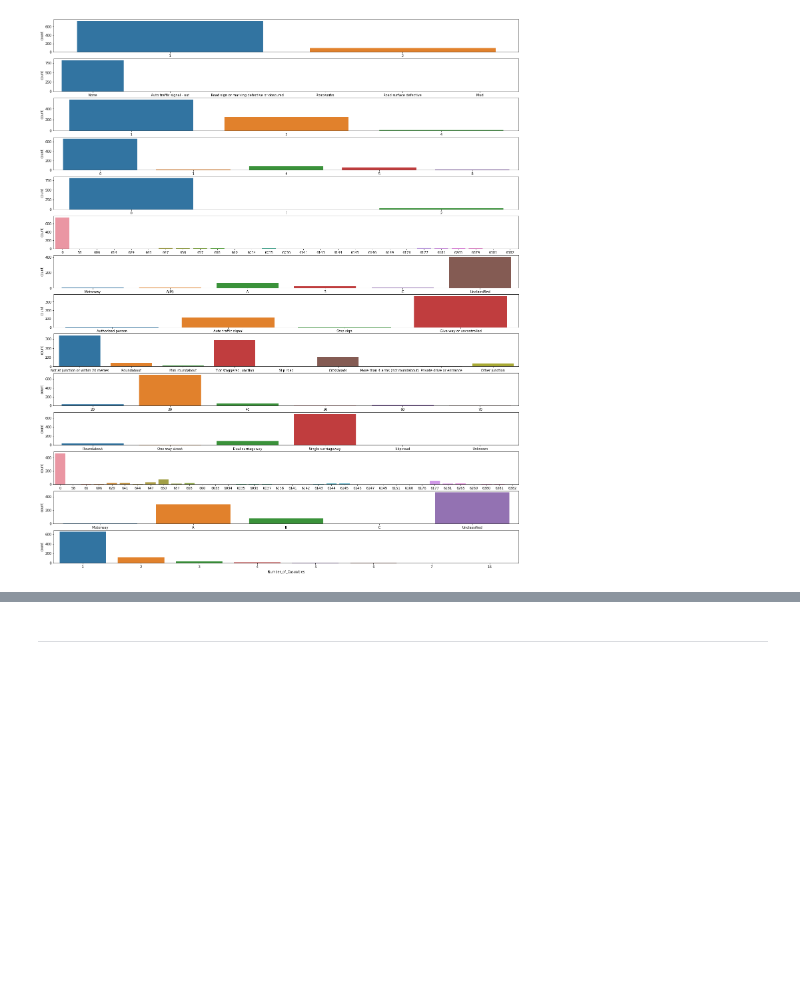
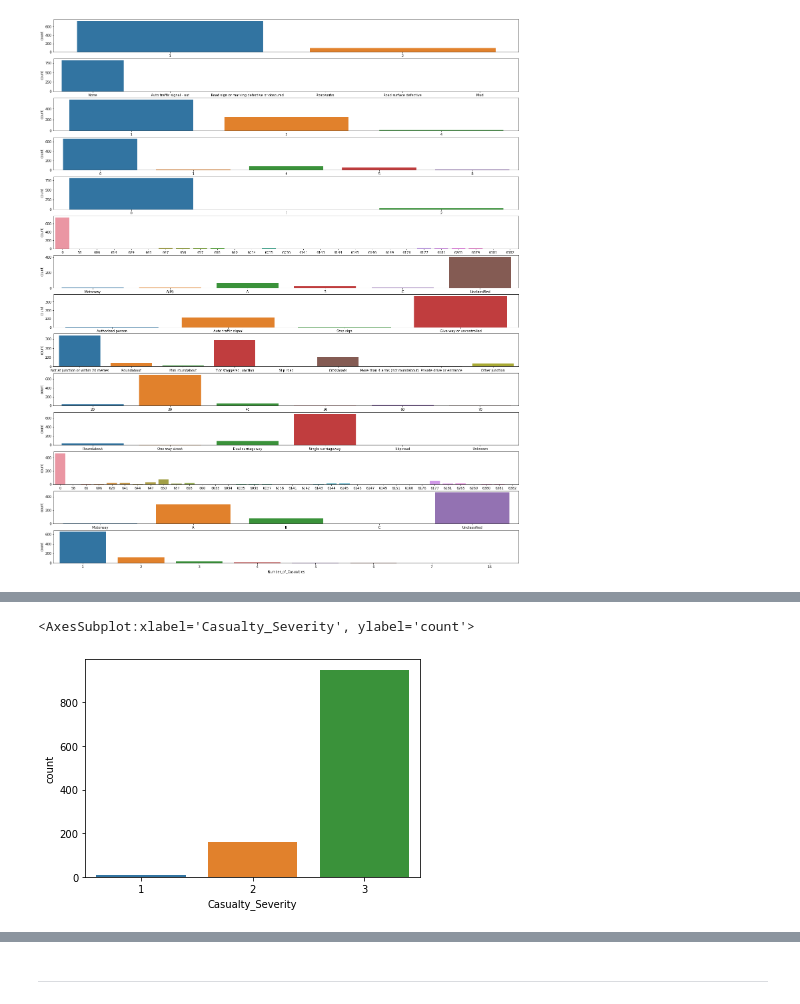
Before and after one commit to mfoman/fyp2021p01lectures, a Jupyter notebook: notebooks/fyp2021p01lectures_draft.ipynb, the cells around one changed output, grey strips where cells are left out. Drawn from its saved outputs; the diff is of its cells as text; code cells hidden in the pictures; blank space fills up the shorter version.

```diff
--- a/notebooks/fyp2021p01lectures_draft.ipynb
+++ b/notebooks/fyp2021p01lectures_draft.ipynb
@@ -911,2 +987,7 @@ nfields_cat 1
+# %%
+sns.countplot(DATA['casual'][var2])
+# %% [output]
+<AxesSubplot:xlabel='Casualty_Severity', ylabel='count'>
+[figure, added]
 # %%
 FLD_LOOKUP["Special_Conditions_at_Site"]
```
Also changed, not shown: parts of 38 cells of this notebook, 1 other file.
